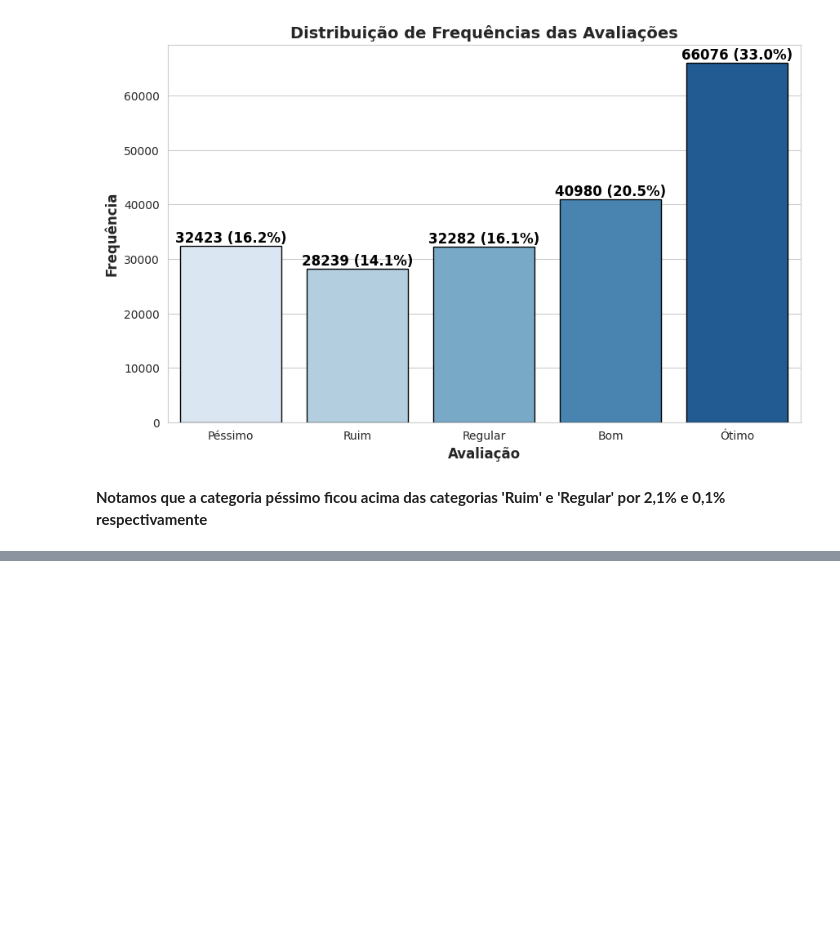
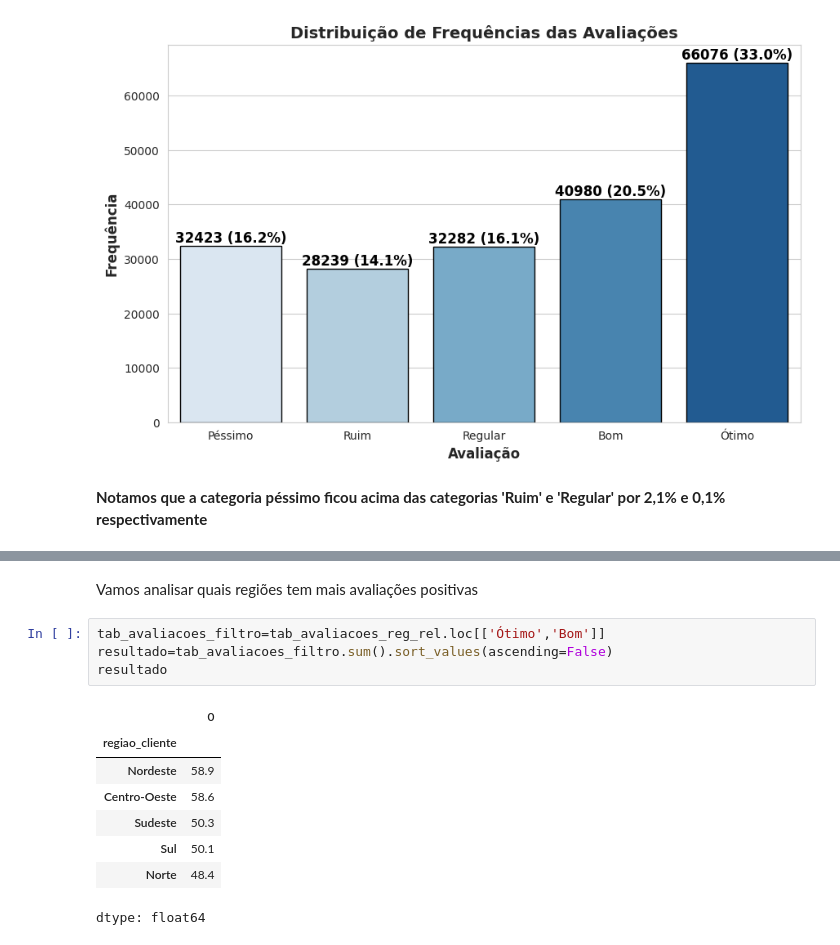
Before and after one commit to Jgabriel1800/estat-stica-varejo, a Jupyter notebook: estatistica_frequencia_medidas.ipynb, the cells around one changed output, grey strips where cells are left out. Drawn from its saved outputs; the diff is of its cells as text; blank space fills up the shorter version.

```diff
--- a/estatistica_frequencia_medidas.ipynb
+++ b/estatistica_frequencia_medidas.ipynb
@@ -224,0 +253,15 @@ Passing `palette` without assigning `hue` is deprecated and will be removed in v
+# %% [markdown]
+Vamos analisar quais regiões tem mais avaliações positivas
+# %%
+tab_avaliacoes_filtro=tab_avaliacoes_reg_rel.loc[['Ótimo','Bom']]
+resultado=tab_avaliacoes_filtro.sum().sort_values(ascending=False)
+resultado
+# %% [output]
+|  | 0 |
+| regiao_cliente |  |
+| Nordeste | 58.9 |
+| Centro-Oeste | 58.6 |
+| Sudeste | 50.3 |
+| Sul | 50.1 |
+| Norte | 48.4 |
+dtype: float64
```
Also changed, not shown: parts of 7 cells of this notebook.
